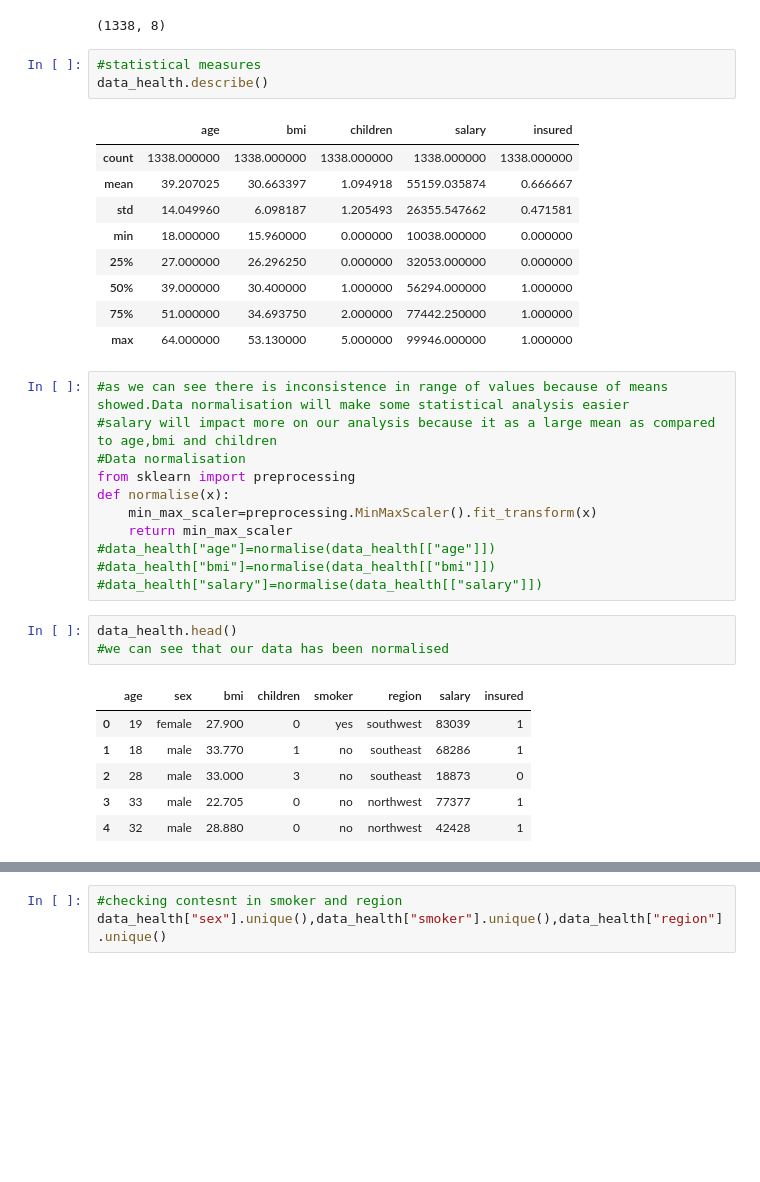
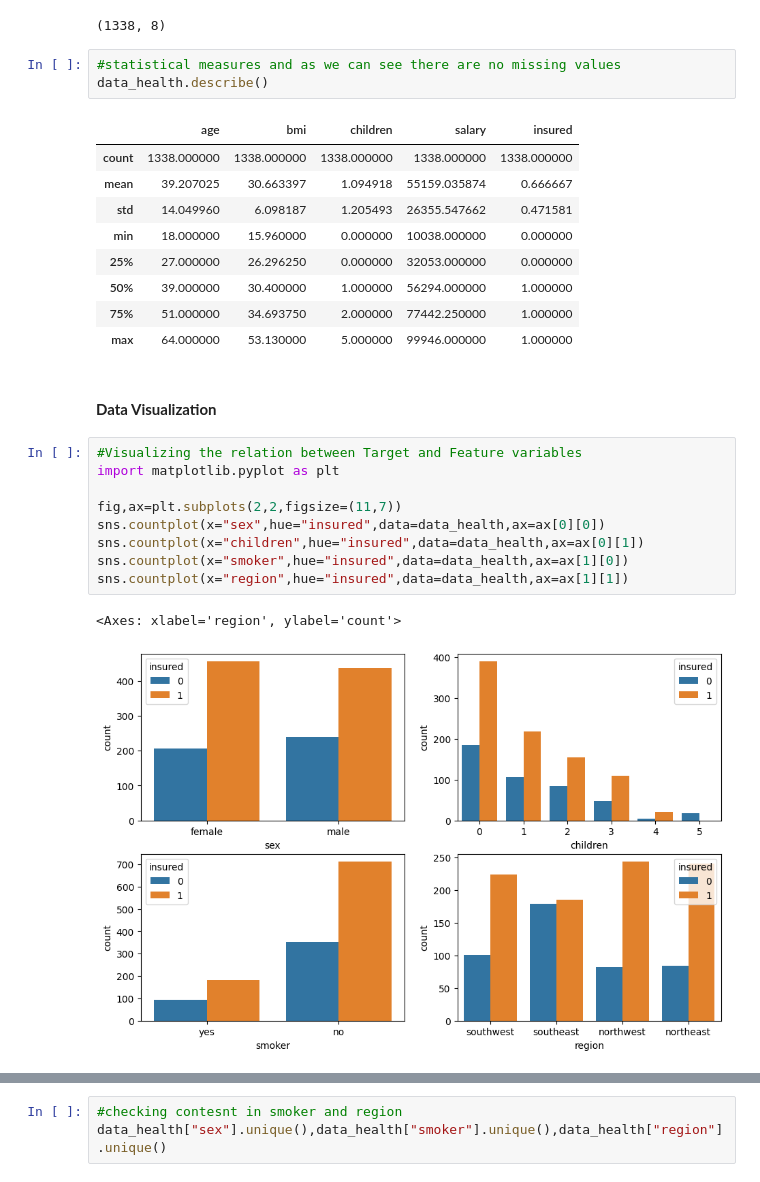
Before and after one commit to ShannonT20/first-project-Health-Insurance-Challange, a Jupyter notebook: Health_Insurance_Prediction.ipynb, the cells around one changed output, grey strips where cells are left out. Saved outputs shown, nothing was run; the diff lists cells and outputs as text; blank space fills up the shorter version.

```diff
--- a/Health_Insurance_Prediction.ipynb
+++ b/Health_Insurance_Prediction.ipynb
@@ -29,7 +27,7 @@ data_health.shape
 # %% [output]
 (1338, 8)
 # %%
-#statistical measures
+#statistical measures and as we can see there are no missing values
 data_health.describe()
 # %% [output]
 |  | age | bmi | children | salary | insured |
@@ -41,24 +39,17 @@ data_health.describe()
 | 50% | 39.000000 | 30.400000 | 1.000000 | 56294.000000 | 1.000000 |
 | 75% | 51.000000 | 34.693750 | 2.000000 | 77442.250000 | 1.000000 |
 | max | 64.000000 | 53.130000 | 5.000000 | 99946.000000 | 1.000000 |
-# %%
-#as we can see there is inconsistence in range of values because of means showed.Data normalisation will make some statistical analysis easier
-#salary will impact more on our analysis because it as a large mean as compared to age,bmi and children
-#Data normalisation
-from sklearn import preprocessing
-def normalise(x):
-    min_max_scaler=preprocessing.MinMaxScaler().fit_transform(x)
-    return min_max_scaler
-#data_health["age"]=normalise(data_health[["age"]])
-#data_health["bmi"]=normalise(data_health[["bmi"]])
-#data_health["salary"]=normalise(data_health[["salary"]])
-# %%
-data_health.head()
-#we can see that our data has been normalised
-# %% [output]
-|  | age | sex | bmi | children | smoker | region | salary | insured |
-| 0 | 19 | female | 27.900 | 0 | yes | southwest | 83039 | 1 |
-| 1 | 18 | male | 33.770 | 1 | no | southeast | 68286 | 1 |
-| 2 | 28 | male | 33.000 | 3 | no | southeast | 18873 | 0 |
-| 3 | 33 | male | 22.705 | 0 | no | northwest | 77377 | 1 |
-| 4 | 32 | male | 28.880 | 0 | no | northwest | 42428 | 1 |
+# %% [markdown]
+#### **Data Visualization**
+# %%
+#Visualizing the relation between Target and Feature variables
+import matplotlib.pyplot as plt
+
+fig,ax=plt.subplots(2,2,figsize=(11,7))
+sns.countplot(x="sex",hue="insured",data=data_health,ax=ax[0][0])
+sns.countplot(x="children",hue="insured",data=data_health,ax=ax[0][1])
+sns.countplot(x="smoker",hue="insured",data=data_health,ax=ax[1][0])
+sns.countplot(x="region",hue="insured",data=data_health,ax=ax[1][1])
+# %% [output]
+<Axes: xlabel='region', ylabel='count'>
+[figure, added]
```
Also changed, not shown: parts of 27 cells of this notebook.
